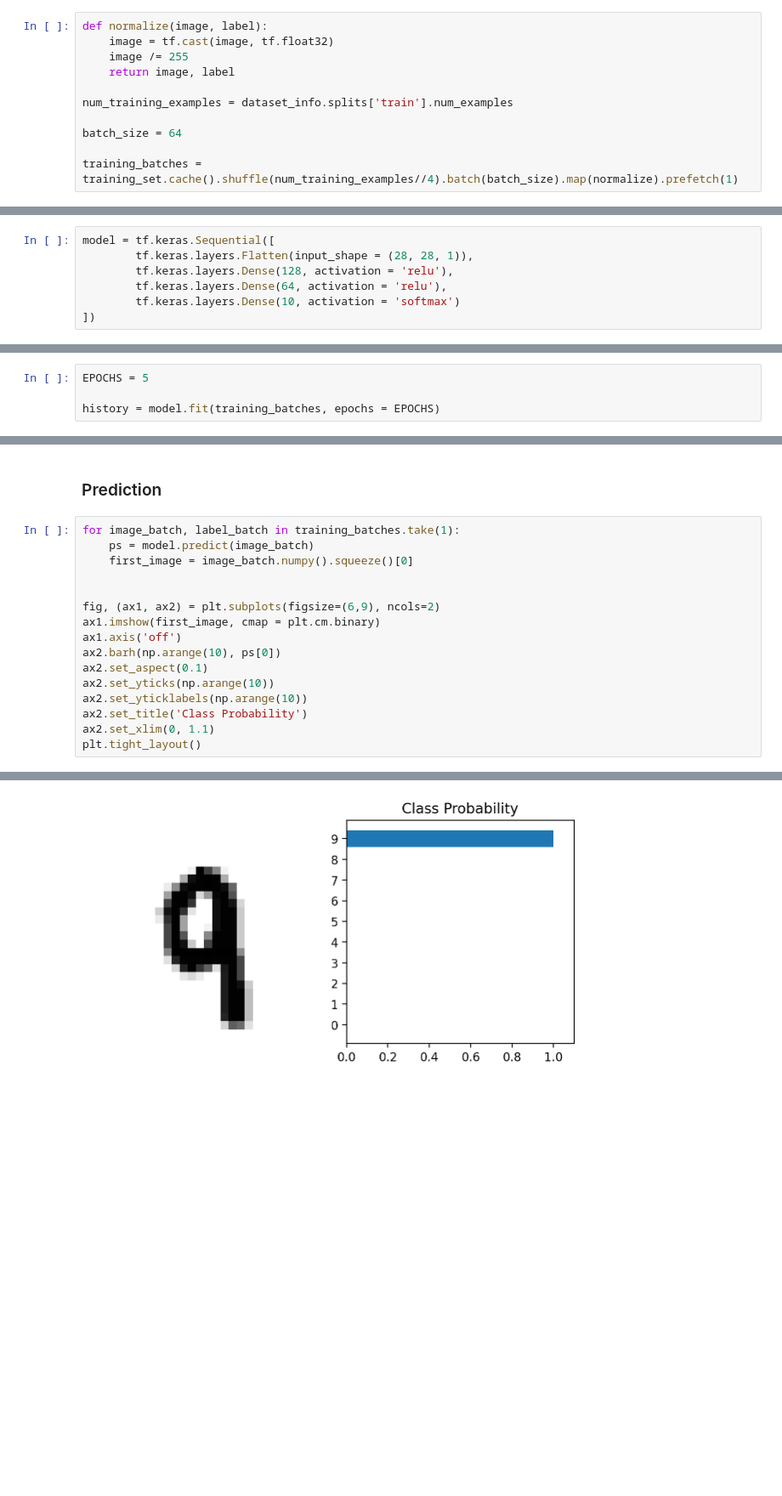
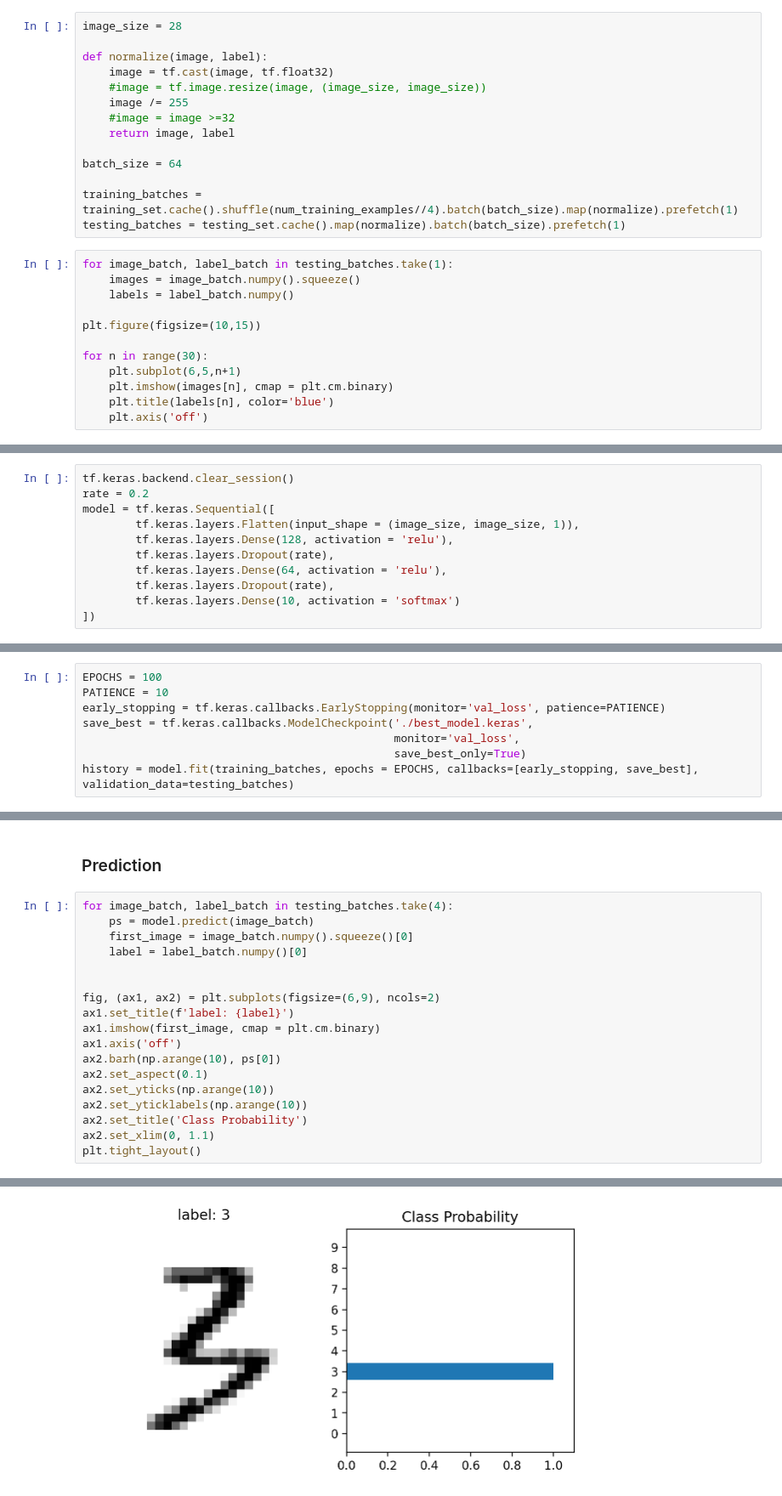
Before and after one commit to jpcano/MNIST-Tensorflow, a Jupyter notebook: main.ipynb, the cells around one changed output, grey strips where cells are left out. Shown at 85% size. Drawn from its saved outputs; the diff is of its cells as text; blank space fills up the shorter version.

Commit message:
Add dropout and early stopping

```diff
--- a/main.ipynb
+++ b/main.ipynb
@@ -33,13 +48,28 @@ training_set, dataset_info = tfds.load('mnist', split='train', as_supervised = T
 # %% [markdown]
 ### Define the pipeline
 # %%
+image_size = 28
+
 def normalize(image, label):
     image = tf.cast(image, tf.float32)
+    #image = tf.image.resize(image, (image_size, image_size))
     image /= 255
+    #image = image >=32
     return image, label
-
-num_training_examples = dataset_info.splits['train'].num_examples
 
 batch_size = 64
 
 training_batches = training_set.cache().shuffle(num_training_examples//4).batch(batch_size).map(normalize).prefetch(1)
+testing_batches = testing_set.cache().map(normalize).batch(batch_size).prefetch(1)
+# %%
+for image_batch, label_batch in testing_batches.take(1):
+    images = image_batch.numpy().squeeze()
+    labels = label_batch.numpy()
+
+plt.figure(figsize=(10,15))
+
+for n in range(30):
+    plt.subplot(6,5,n+1)
+    plt.imshow(images[n], cmap = plt.cm.binary)
+    plt.title(labels[n], color='blue')
+    plt.axis('off')
@@ -46,10 +80,14 @@ training_batches = training_set.cache().shuffle(num_training_examples//4).batch(
 # %% [markdown]
 ### Build the Neural Network
 # %%
+tf.keras.backend.clear_session()
+rate = 0.2
 model = tf.keras.Sequential([
-        tf.keras.layers.Flatten(input_shape = (28, 28, 1)),
+        tf.keras.layers.Flatten(input_shape = (image_size, image_size, 1)),
         tf.keras.layers.Dense(128, activation = 'relu'),
+        tf.keras.layers.Dropout(rate),
         tf.keras.layers.Dense(64, activation = 'relu'),
+        tf.keras.layers.Dropout(rate),
         tf.keras.layers.Dense(10, activation = 'softmax')
 ])
 # %% [markdown]
@@ -78,7 +114,11 @@ Accuracy before training: 4.688%
 # %% [markdown]
 ### Train the Neural Network
 # %%
-EPOCHS = 5
-
-history = model.fit(training_batches, epochs = EPOCHS)
+EPOCHS = 100
+PATIENCE = 10
+early_stopping = tf.keras.callbacks.EarlyStopping(monitor='val_loss', patience=PATIENCE)
+save_best = tf.keras.callbacks.ModelCheckpoint('./best_model.keras',
+                                               monitor='val_loss',
+                                               save_best_only=True)
+history = model.fit(training_batches, epochs = EPOCHS, callbacks=[early_stopping, save_best], validation_data=testing_batches)
 # %% [output]
@@ -109,12 +191,14 @@ Accuracy after training: 98.438%
 # %% [markdown]
 ### Prediction
 # %%
-for image_batch, label_batch in training_batches.take(1):
+for image_batch, label_batch in testing_batches.take(4):
     ps = model.predict(image_batch)
     first_image = image_batch.numpy().squeeze()[0]
+    label = label_batch.numpy()[0]
 
 
 fig, (ax1, ax2) = plt.subplots(figsize=(6,9), ncols=2)
+ax1.set_title(f'label: {label}')
 ax1.imshow(first_image, cmap = plt.cm.binary)
 ax1.axis('off')
 ax2.barh(np.arange(10), ps[0])
@@ -129 +216 @@ plt.tight_layout()
-[figure, old version]
+[figure, new version]
```
Also changed, not shown: parts of 11 cells of this notebook.
